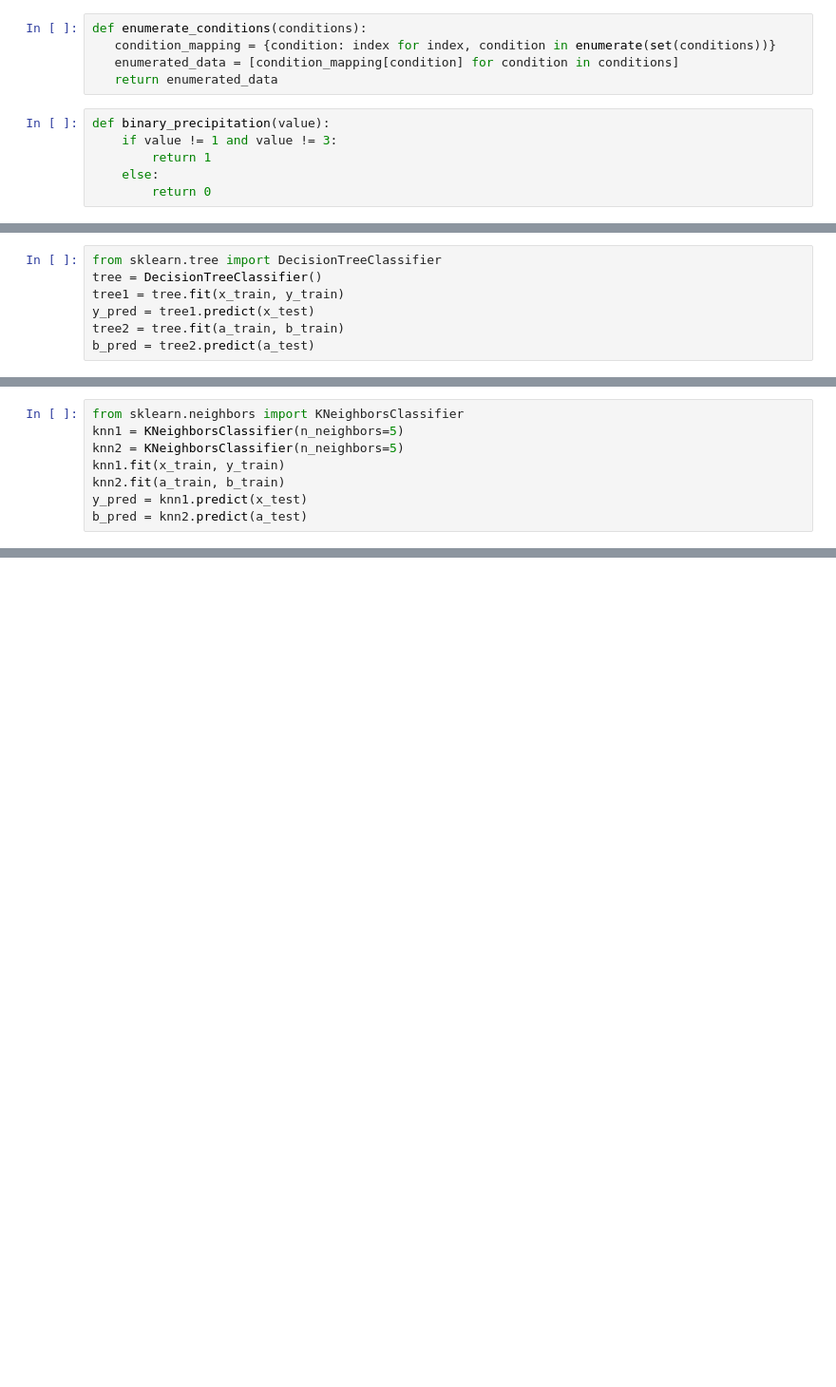
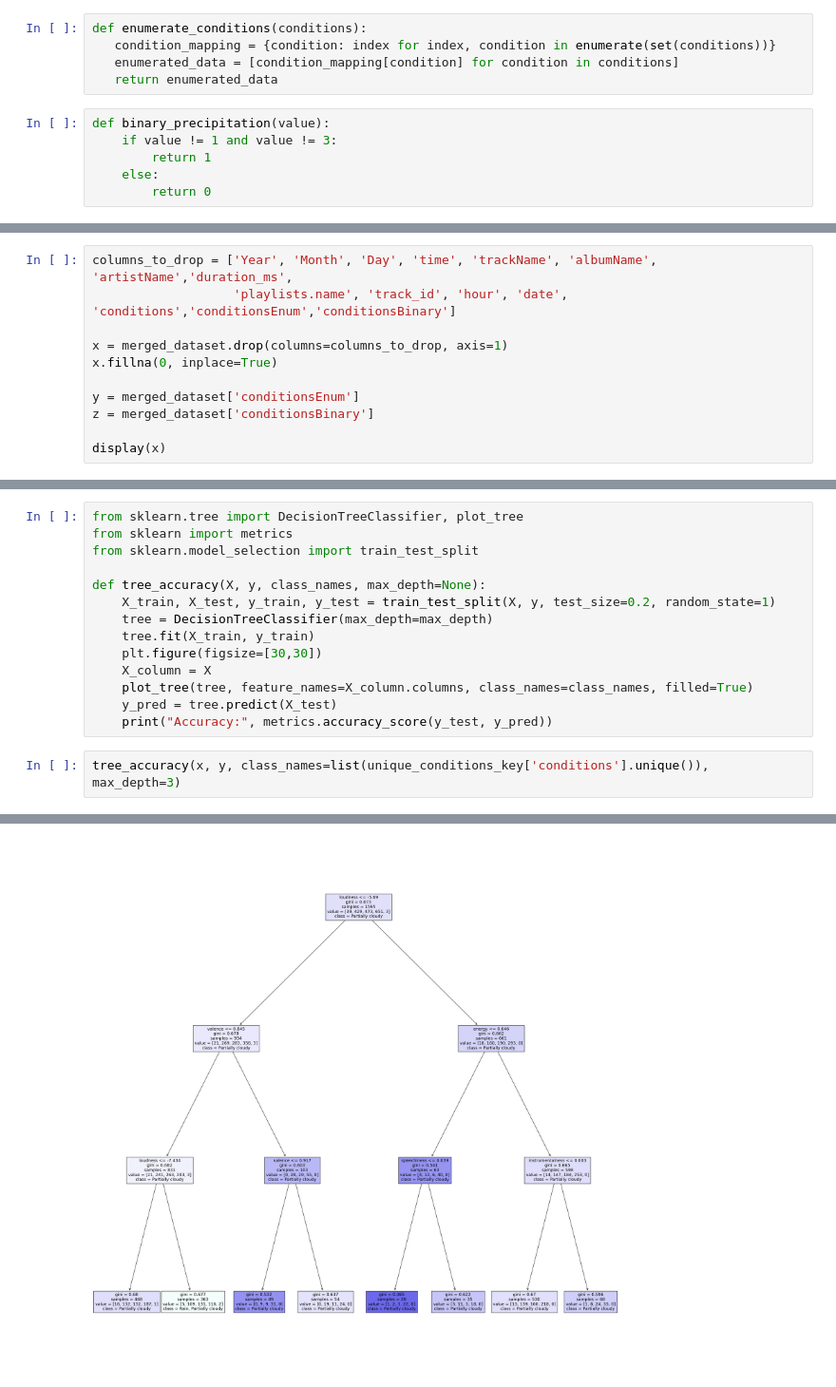
Before and after one commit to GU-Student-Projects/CPSC222, a Jupyter notebook: Final Project/final_project.ipynb, the cells around one changed output, grey strips where cells are left out. Shown at 95% size. Cells and saved outputs as stored; diff of their text form; blank space fills up the shorter version.

```diff
--- a/Final Project/final_project.ipynb
+++ b/Final Project/final_project.ipynb
@@ -258,7 +217,0 @@ Create the training and test for both testing factors.
-# %%
-from sklearn.tree import DecisionTreeClassifier
-tree = DecisionTreeClassifier()
-tree1 = tree.fit(x_train, y_train)
-y_pred = tree1.predict(x_test)
-tree2 = tree.fit(a_train, b_train)
-b_pred = tree2.predict(a_test)
@@ -289,8 +217,0 @@ Using a nearest neighbor search, the Enumerated and Binary values are predicted
-# %%
-from sklearn.neighbors import KNeighborsClassifier
-knn1 = KNeighborsClassifier(n_neighbors=5)
-knn2 = KNeighborsClassifier(n_neighbors=5)
-knn1.fit(x_train, y_train)
-knn2.fit(a_train, b_train)
-y_pred = knn1.predict(x_test)
-b_pred = knn2.predict(a_test)
@@ -308,0 +246,11 @@ An important note for this data is the volatility of weather in Alexandria. Whil
+# %%
+columns_to_drop = ['Year', 'Month', 'Day', 'time', 'trackName', 'albumName', 'artistName','duration_ms',
+                   'playlists.name', 'track_id', 'hour', 'date', 'conditions','conditionsEnum','conditionsBinary']
+
+x = merged_dataset.drop(columns=columns_to_drop, axis=1)
+x.fillna(0, inplace=True)
+
+y = merged_dataset['conditionsEnum']
+z = merged_dataset['conditionsBinary']
+
+display(x)
@@ -308,0 +280,17 @@ An important note for this data is the volatility of weather in Alexandria. Whil
+# %%
+from sklearn.tree import DecisionTreeClassifier, plot_tree
+from sklearn import metrics
+from sklearn.model_selection import train_test_split
+
+def tree_accuracy(X, y, class_names, max_depth=None):
+    X_train, X_test, y_train, y_test = train_test_split(X, y, test_size=0.2, random_state=1)
+    tree = DecisionTreeClassifier(max_depth=max_depth)
+    tree.fit(X_train, y_train)
+    plt.figure(figsize=[30,30])
+    X_column = X
+    plot_tree(tree, feature_names=X_column.columns, class_names=class_names, filled=True)
+    y_pred = tree.predict(X_test)
+    print("Accuracy:", metrics.accuracy_score(y_test, y_pred))
+# %%
+tree_accuracy(x, y, class_names=list(unique_conditions_key['conditions'].unique()), max_depth=3)
+# %% [output]
@@ -308,0 +298 @@ An important note for this data is the volatility of weather in Alexandria. Whil
+[figure, added]
```
Also changed, not shown: parts of 47 cells of this notebook.
